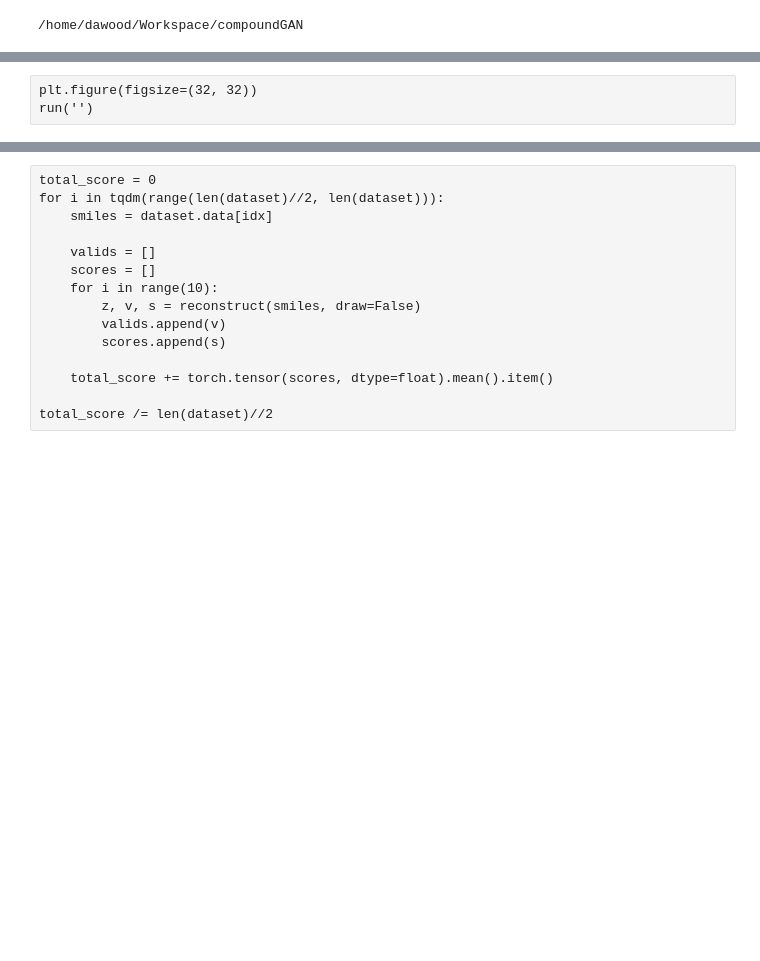
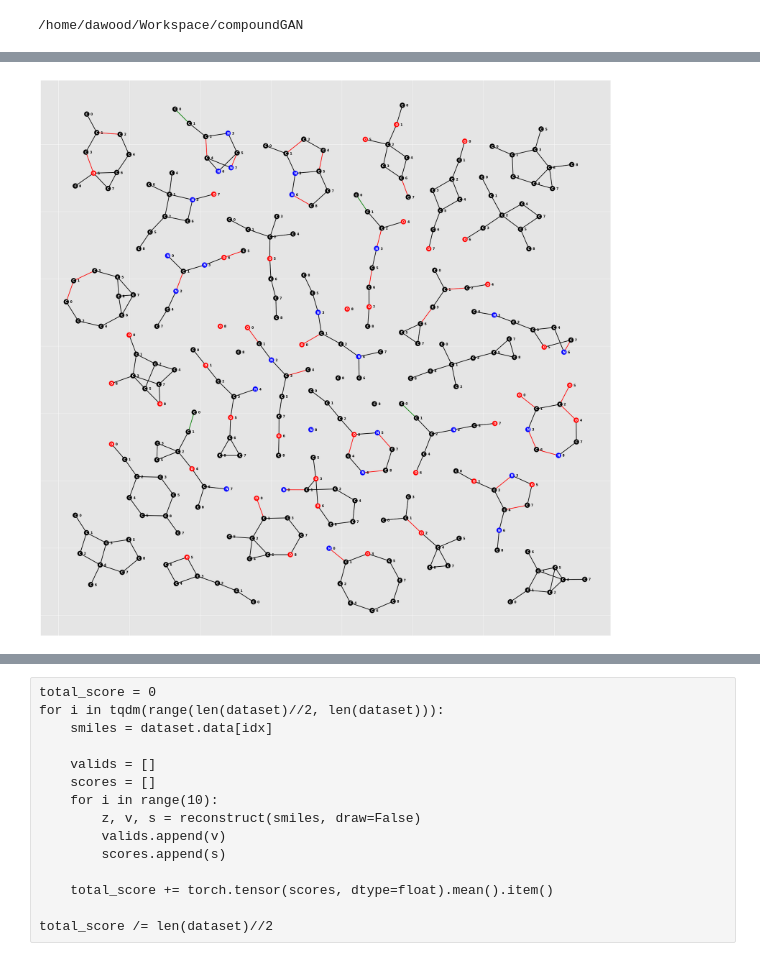
Before and after one commit to dawood95/compoundGAN, a Jupyter notebook: notebooks/model_test.ipynb, the cells around one changed output, grey strips where cells are left out. Saved outputs shown, nothing was run; the diff lists cells and outputs as text; code cells hidden in the pictures; blank space fills up the shorter version.

```diff
--- a/notebooks/model_test.ipynb
+++ b/notebooks/model_test.ipynb
@@ -369,6 +376,8 @@ Sanitization error: Explicit valence for atom # 1 C, 5, is greater than permitte
-# %% [raw]
-plt.figure(figsize=(32, 32))
-run('')
+# %%
+plt.figure(figsize=(32, 32))
+run('')
+# %% [output]
+[figure, added]
 # %%
 idx = torch.randint(0, len(dataset), (1,))
 #idx = 20
```
Also changed, not shown: parts of 9 cells of this notebook, 6 other files.
